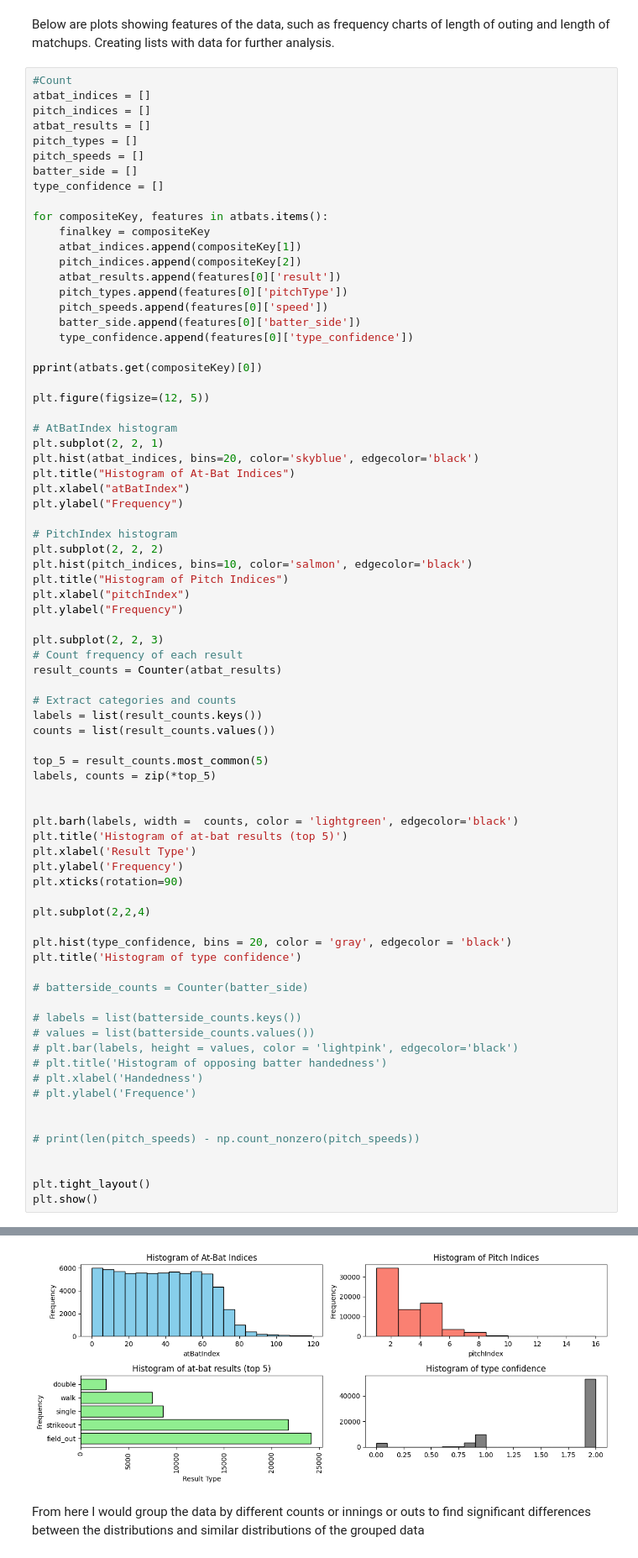
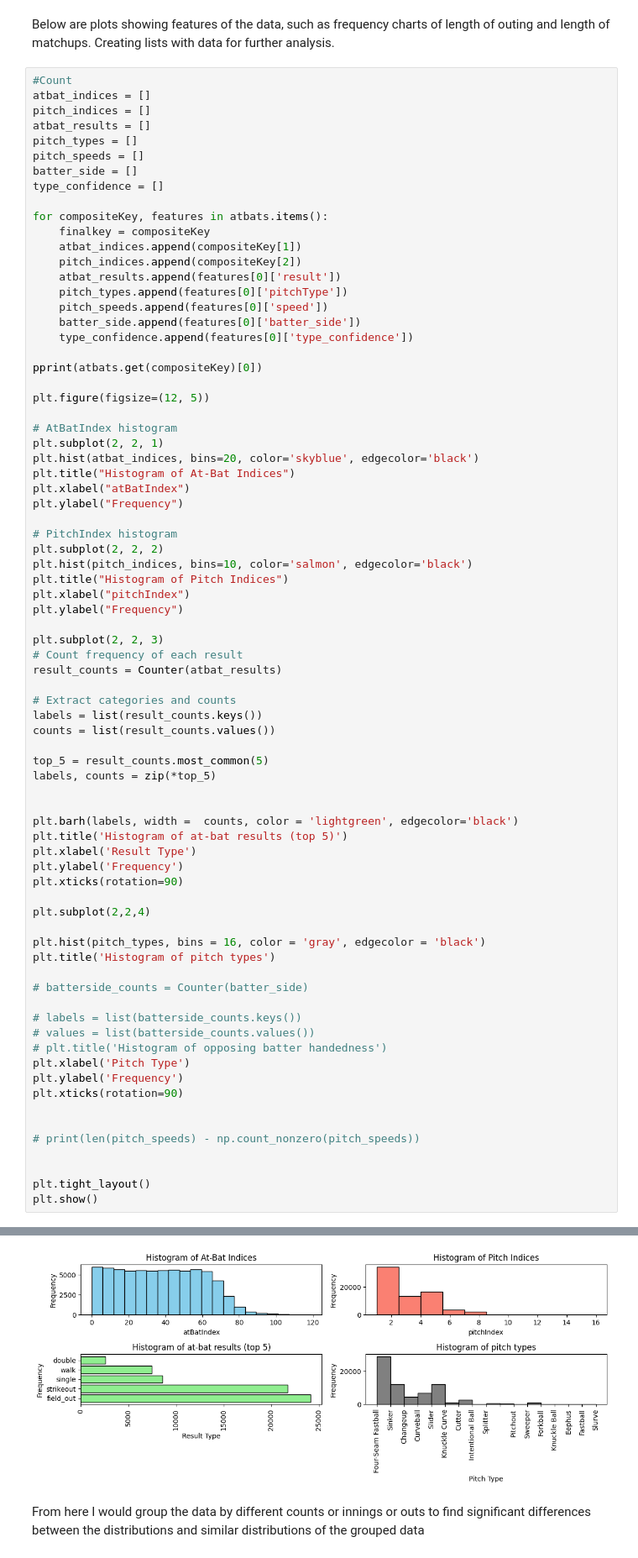
Before and after one commit to A-Gamin-75/MLB-api, a Jupyter notebook: Sequence prediction.ipynb, the cells around one changed output, grey strips where cells are left out. Shown at 84% size. Drawn from its saved outputs; the diff is of its cells as text.

```diff
--- a/Sequence prediction.ipynb
+++ b/Sequence prediction.ipynb
@@ -217,39 +217,39 @@ plt.title('Histogram of at-bat results (top 5)')
 plt.xlabel('Result Type')
 plt.ylabel('Frequency')
 plt.xticks(rotation=90)
 
 plt.subplot(2,2,4)
 
-plt.hist(type_confidence, bins = 20, color = 'gray', edgecolor = 'black')
-plt.title('Histogram of type confidence')
+plt.hist(pitch_types, bins = 16, color = 'gray', edgecolor = 'black')
+plt.title('Histogram of pitch types')
 
 # batterside_counts = Counter(batter_side)
 
 # labels = list(batterside_counts.keys())
 # values = list(batterside_counts.values())
-# plt.bar(labels, height = values, color = 'lightpink', edgecolor='black')
 # plt.title('Histogram of opposing batter handedness')
-# plt.xlabel('Handedness')
-# plt.ylabel('Frequence')
+plt.xlabel('Pitch Type')
+plt.ylabel('Frequency')
+plt.xticks(rotation=90)
 
 
 # print(len(pitch_speeds) - np.count_nonzero(pitch_speeds))
 
 
 plt.tight_layout()
 plt.show()
 # %% [output]
 {'atBatIndex': 83,
  'balls': 1,
  'batter': 641680,
  'batter_side': 'L',
  'outs': 2,
  'pitchType': 'Changeup',
  'result': 'strikeout',
  'speed': 83.7,
  'strikes': 0,
  'type_confidence': 0.68}
-[figure, old version]
+[figure, new version]
 # %% [markdown]
 From here I would group the data by different counts or innings or outs to find significant differences between the distributions and similar distributions of the grouped data
 # %% [markdown]
```
Also changed, not shown: parts of 2 cells of this notebook.
